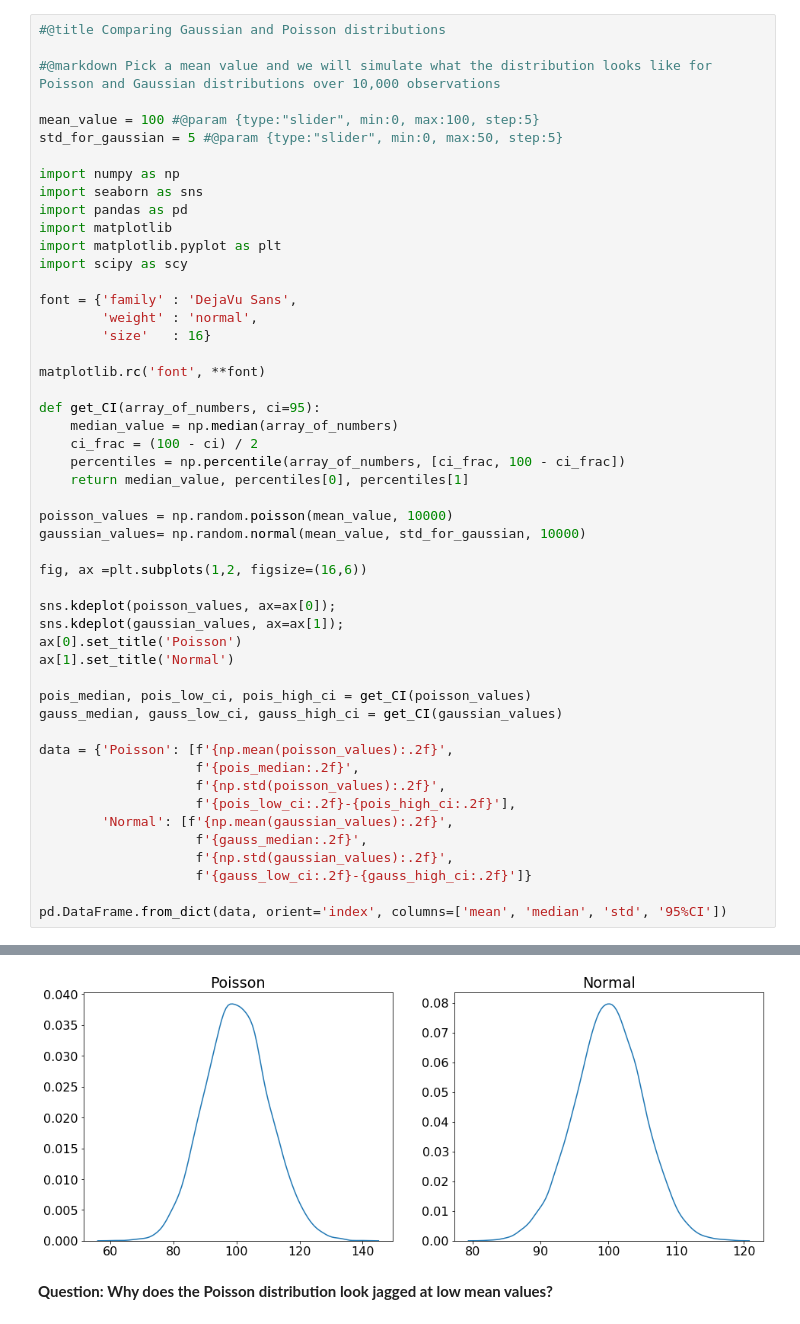
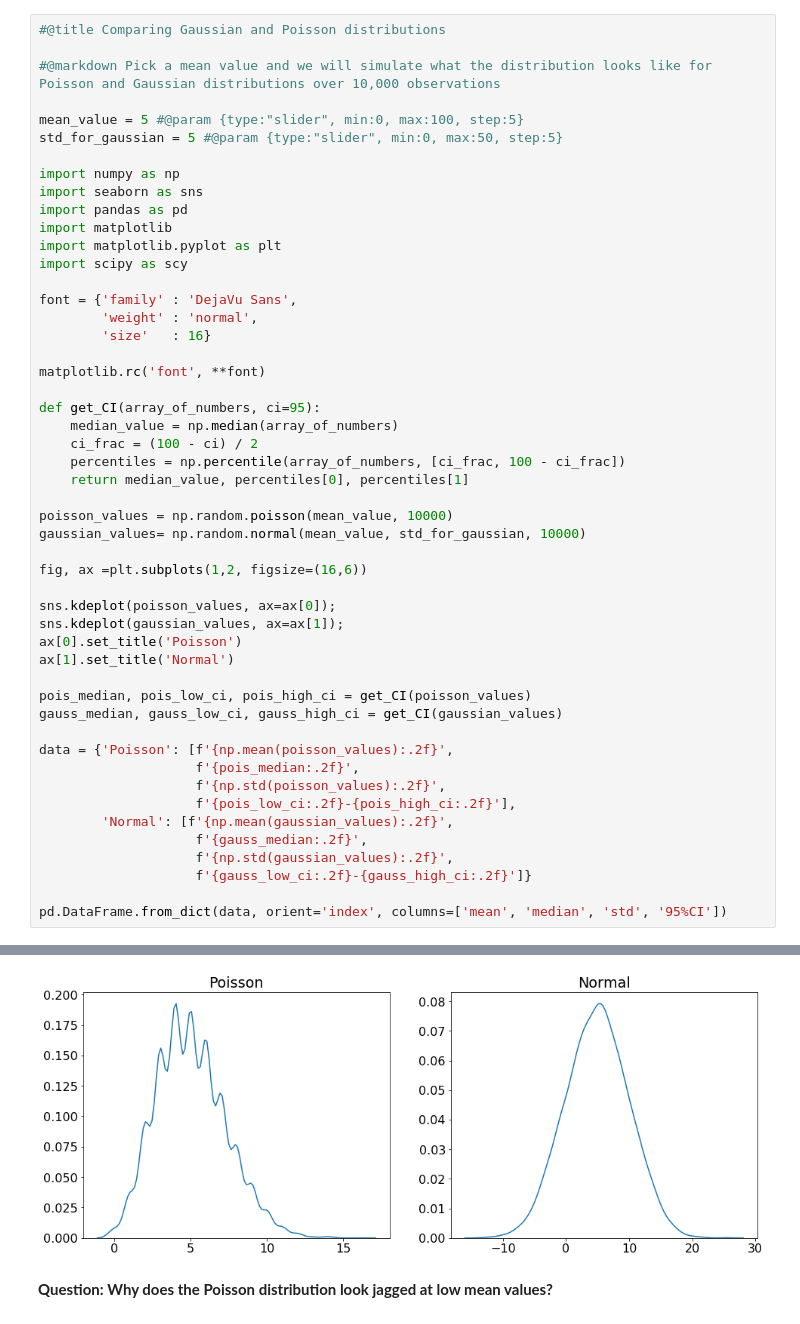
Before and after one commit to btemperton/quantitative_biology_resources, a Jupyter notebook: distributions/Poisson_Distributions.ipynb, the cells around one changed output, grey strips where cells are left out. Drawn from its saved outputs; the diff is of its cells as text.

```diff
--- a/distributions/Poisson_Distributions.ipynb
+++ b/distributions/Poisson_Distributions.ipynb
@@ -42,7 +41,7 @@ However, the two distributions have very different properties when the counts ar
 
 #@markdown Pick a mean value and we will simulate what the distribution looks like for Poisson and Gaussian distributions over 10,000 observations
 
-mean_value = 100 #@param {type:"slider", min:0, max:100, step:5}
+mean_value = 5 #@param {type:"slider", min:0, max:100, step:5}
 std_for_gaussian = 5 #@param {type:"slider", min:0, max:50, step:5}
 
 import numpy as np
@@ -94,4 +93,4 @@ pd.DataFrame.from_dict(data, orient='index', columns=['mean', 'median', 'std', '
-[figure, old version]
+[figure, new version]
 # %% [markdown]
 **Question: Why does the Poisson distribution look jagged at low mean values?**
 # %% [markdown]
```
Also changed, not shown: parts of 2 cells of this notebook.
